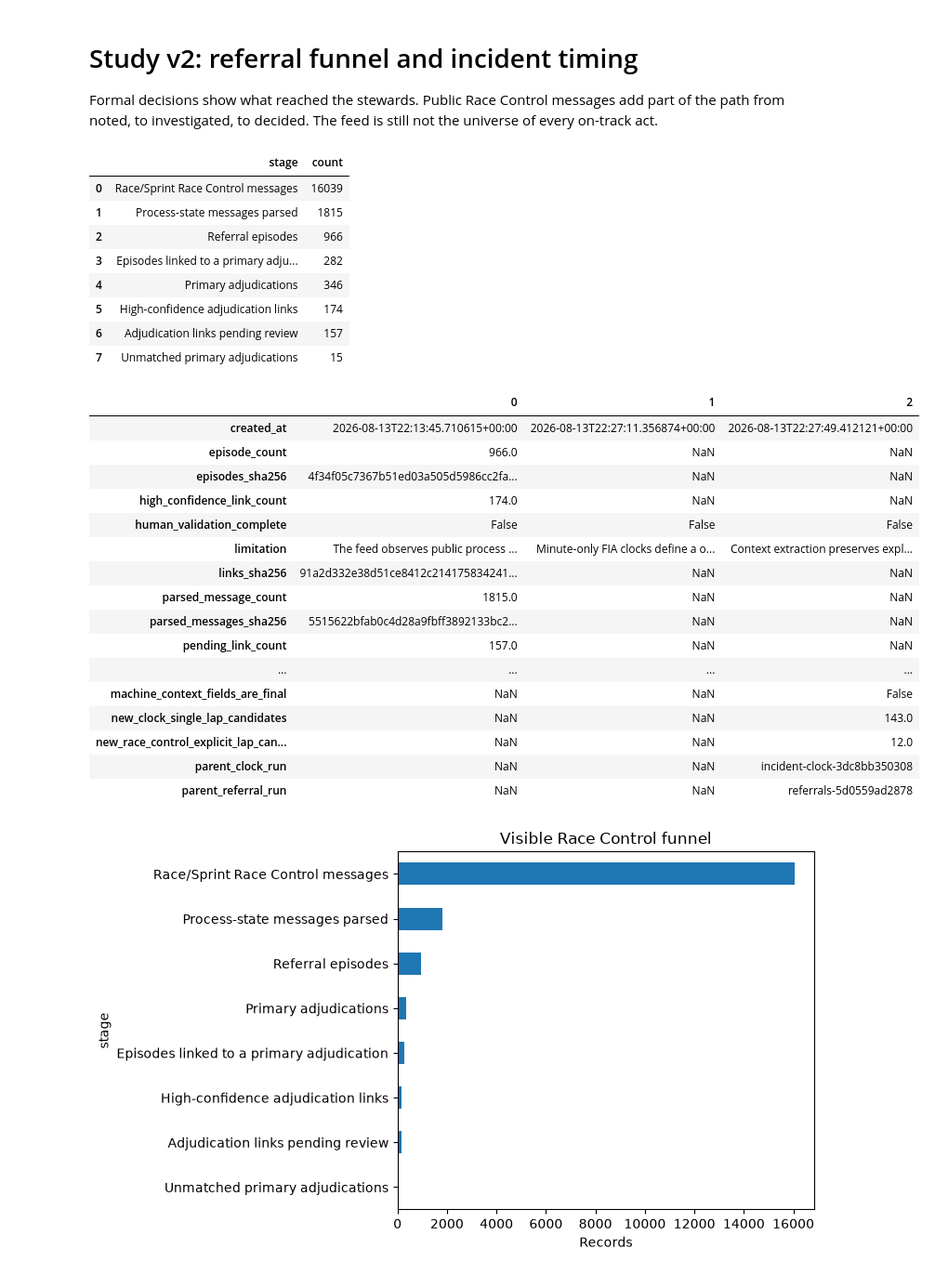
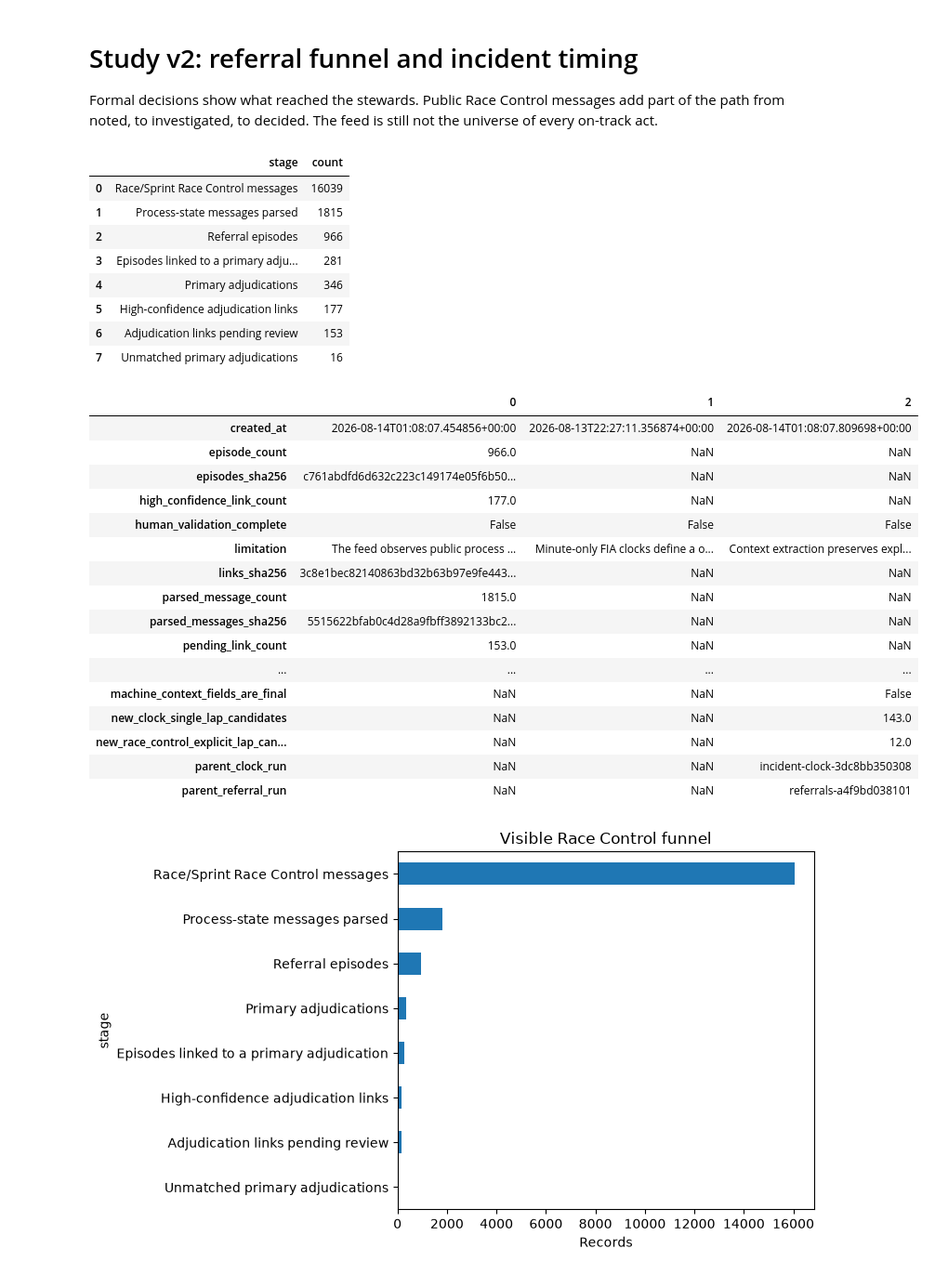
Before and after one commit to brianbzeng/f1-stewarding-analysis, a Jupyter notebook: notebooks/08_study_v2_referral_and_context.ipynb, the cells around one changed output. Shown at 93% size. Saved outputs shown, nothing was run; the diff lists cells and outputs as text; code cells hidden in the pictures.

```diff
--- a/notebooks/08_study_v2_referral_and_context.ipynb
+++ b/notebooks/08_study_v2_referral_and_context.ipynb
@@ -16,55 +16,56 @@ os.environ.setdefault("MPLCONFIGDIR", str(ROOT / ".jupyter" / "mplconfig"))
 
 import matplotlib.pyplot as plt
 import pandas as pd
-from IPython.display import Markdown, display
+from IPython.display import HTML, Markdown, display
 
+STRICT = ROOT / "data/manual/study_v2_strict_model_audit/strict-model-audit-0fe15fd6b052"
 REVIEW = ROOT / "data/manual/study_v2_review_packets/study-v2-review-7cb1b29b5251"
-REFERRAL = ROOT / "data/manual/study_v2_referrals/referrals-5d0559ad2878"
+REFERRAL = ROOT / "data/manual/study_v2_referrals/referrals-a4f9bd038101"
 CLOCK = ROOT / "data/manual/study_v2_incident_clock/incident-clock-3dc8bb350308"
-CONTEXT = ROOT / "data/manual/study_v2_incident_context/incident-context-a1de9ac2c8ea"
-CLOSE = ROOT / "data/manual/study_v2_close_cases/close-cases-36f9bc70de82"
-DAMAGE = ROOT / "data/manual/study_v2_damage/damage-screening-66381b550583"
-LAYERS = ROOT / "data/manual/study_v2_layers/study-v2-layers-a9b8ff776470"
+CONTEXT = ROOT / "data/manual/study_v2_incident_context/incident-context-707a44aafeb4"
+CLOSE = ROOT / "data/manual/study_v2_close_cases/close-cases-b175fe03fa80"
+DAMAGE = ROOT / "data/manual/study_v2_damage/damage-screening-23c77a57134e"
+LAYERS = ROOT / "data/manual/study_v2_layers/study-v2-layers-eed6774fb6c5"
 NATIONALITY = ROOT / "data/manual/study_v2_nationality/nationality-diagnostic-2b1b0ffdd961"
 GENERATED = ROOT / "reports/generated/study_v2"
 GENERATED.mkdir(parents=True, exist_ok=True)
 # %%
 referral_manifest = json.loads((REFERRAL / "manifest.json").read_text(encoding="utf-8"))
 clock_manifest = json.loads((CLOCK / "manifest.json").read_text(encoding="utf-8"))
 context_manifest = json.loads((CONTEXT / "manifest.json").read_text(encoding="utf-8"))
 funnel = pd.read_csv(REFERRAL / "referral_funnel.csv")
 display(funnel)
 display(pd.DataFrame([referral_manifest, clock_manifest, context_manifest]).T)
-assert referral_manifest["high_confidence_link_count"] == 174
+assert referral_manifest["high_confidence_link_count"] == 177
 assert clock_manifest["known_validation_contained_count"] == 31
 assert clock_manifest["known_validation_case_count"] == 31
 # %% [output]
 |  | stage | count |
 | 0 | Race/Sprint Race Control messages | 16039 |
 | 1 | Process-state messages parsed | 1815 |
 | 2 | Referral episodes | 966 |
-| 3 | Episodes linked to a primary adju... | 282 |
+| 3 | Episodes linked to a primary adju... | 281 |
 | 4 | Primary adjudications | 346 |
-| 5 | High-confidence adjudication links | 174 |
-| 6 | Adjudication links pending review | 157 |
-| 7 | Unmatched primary adjudications | 15 |
+| 5 | High-confidence adjudication links | 177 |
+| 6 | Adjudication links pending review | 153 |
+| 7 | Unmatched primary adjudications | 16 |
 |  | 0 | 1 | 2 |
-| created_at | 2026-08-13T22:13:45.710615+00:00 | 2026-08-13T22:27:11.356874+00:00 | 2026-08-13T22:27:49.412121+00:00 |
+| created_at | 2026-08-14T01:08:07.454856+00:00 | 2026-08-13T22:27:11.356874+00:00 | 2026-08-14T01:08:07.809698+00:00 |
 | episode_count | 966.0 | NaN | NaN |
-| episodes_sha256 | 4f34f05c7367b51ed03a505d5986cc2fa... | NaN | NaN |
-| high_confidence_link_count | 174.0 | NaN | NaN |
+| episodes_sha256 | c761abdfd6d632c223c149174e05f6b50... | NaN | NaN |
+| high_confidence_link_count | 177.0 | NaN | NaN |
 | human_validation_complete | False | False | False |
 | limitation | The feed observes public process ... | Minute-only FIA clocks define a o... | Context extraction preserves expl... |
-| links_sha256 | 91a2d332e38d51ce8412c214175834241... | NaN | NaN |
+| links_sha256 | 3c8e1bec82140863bd32b63b97e9fe443... | NaN | NaN |
 | parsed_message_count | 1815.0 | NaN | NaN |
 | parsed_messages_sha256 | 5515622bfab0c4d28a9fbff3892133bc2... | NaN | NaN |
-| pending_link_count | 157.0 | NaN | NaN |
+| pending_link_count | 153.0 | NaN | NaN |
 | ... | ... | ... | ... |
 | machine_context_fields_are_final | NaN | NaN | False |
 | new_clock_single_lap_candidates | NaN | NaN | 143.0 |
 | new_race_control_explicit_lap_can... | NaN | NaN | 12.0 |
 | parent_clock_run | NaN | NaN | incident-clock-3dc8bb350308 |
-| parent_referral_run | NaN | NaN | referrals-5d0559ad2878 |
+| parent_referral_run | NaN | NaN | referrals-a4f9bd038101 |
 # %%
 plot = funnel.sort_values("count", ascending=True)
 ax = plot.plot.barh(x="stage", y="count", legend=False, figsize=(8, 4.8))
```
Also changed, not shown: 54 other files.
